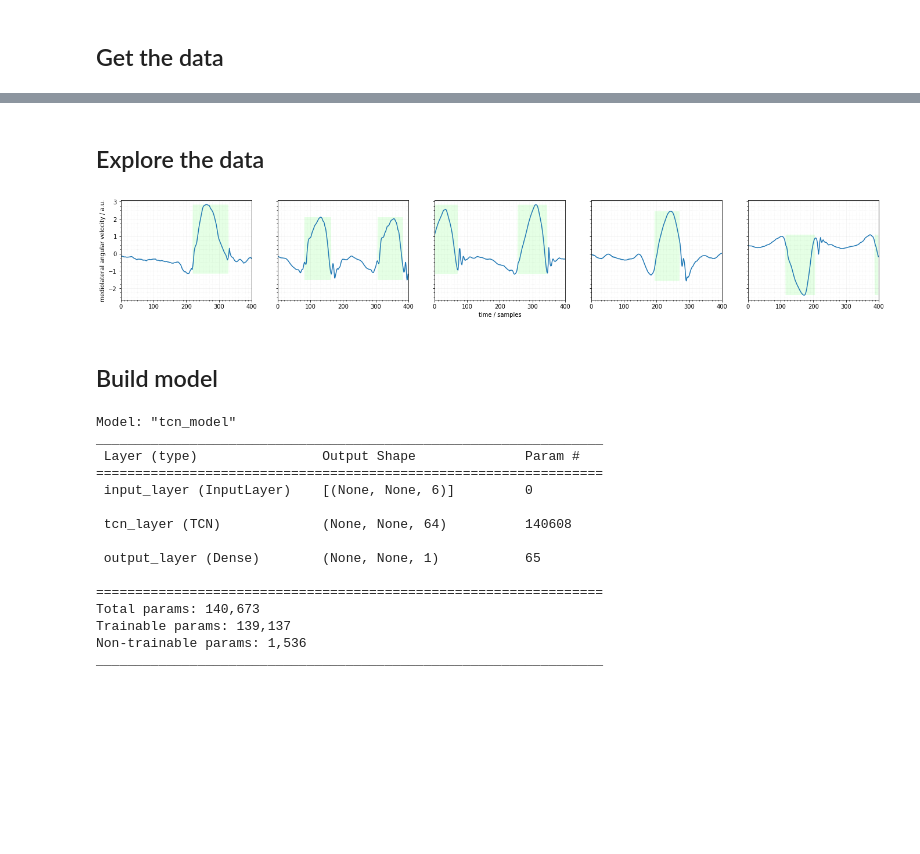
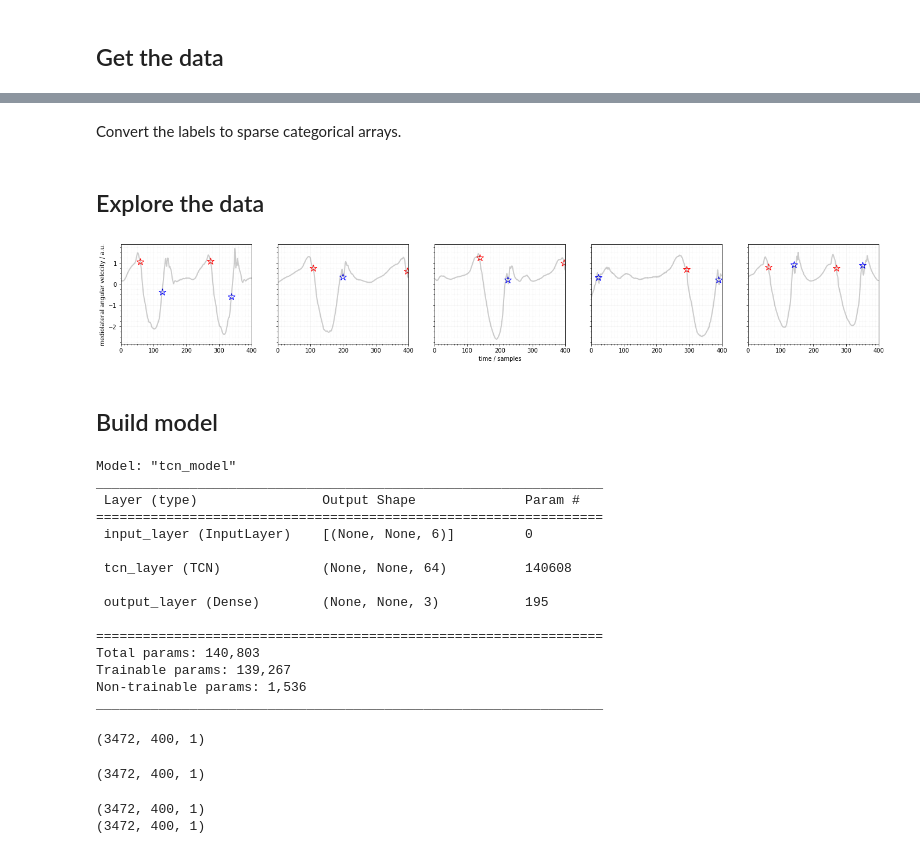
Before and after one commit to rmndrs89/my-gait-events-tcn, a Jupyter notebook: keepcontrol_example.ipynb, the cells around one changed output, grey strips where cells are left out. Saved outputs shown, nothing was run; the diff lists cells and outputs as text; code cells hidden in the pictures; blank space fills up the shorter version.

```diff
--- a/keepcontrol_example.ipynb
+++ b/keepcontrol_example.ipynb
@@ -10,9 +11,9 @@ os.environ["TF_CPP_MIN_LOG_LEVEL"] = "2"
 # %%
 # Global variables
-PATH = "/mnt/neurogeriatrics_data/Keep Control/Data/lab dataset/rawdata"
-DEMOGRAPHICS_FILE = "/mnt/neurogeriatrics_data/Keep Control/Data/lab dataset/rawdata/participants.tsv"
+PATH = "/mnt/neurogeriatrics_data/Keep Control/Data/lab dataset/rawdata" if sys.platform == "linux" else "Z:\\Keep Control\\Data\\lab dataset\\rawdata"
+DEMOGRAPHICS_FILE = "/mnt/neurogeriatrics_data/Keep Control/Data/lab dataset/rawdata/participants.tsv" if sys.platform == "linux" else "Z:\\Keep Control\\Data\\lab dataset\\rawdata\\participants.tsv"
 TRACKED_POINTS = ["left_ankle", "right_ankle"]
-CLASSIFICATION_TASK = "phases"
+CLASSIFICATION_TASK = "events"
 WIN_LEN = 400
 # %% [markdown]
 ## Get the data
@@ -45,21 +46,39 @@ Shape of val labels: (714, 400, 1)
+# %% [markdown]
+Convert the labels to sparse categorical arrays.
+# %%
+train_targets = np.zeros((train_labels.shape[0], train_labels.shape[1], 1), dtype=int)
+for m in range(train_labels.shape[-1]):
+    indx = np.argwhere(train_labels[:,:,m]==1)
+    for i in range(indx.shape[0]):
+        train_targets[indx[i][0]][indx[i][1],0] = m+1
+
+val_targets = np.zeros((val_labels.shape[0], val_labels.shape[1], 1), dtype=int)
+for m in range(val_labels.shape[-1]):
+    indx = np.argwhere(val_labels[:,:,m]==1)
+    for i in range(indx.shape[0]):
+        val_targets[indx[i][0]][indx[i][1],0] = m+1
 # %% [markdown]
 ## Explore the data
 # %%
 num_examples = 5
 indx_random = np.random.choice(train_data.shape[0], num_examples, replace=False)
 cm = 1/2.54
 fig, axs = plt.subplots(1, num_examples, figsize=(2*29.7*cm, 8*cm), sharey=True)
 for (i, indx) in enumerate(indx_random):
-    axs[i].fill_between(np.arange(train_labels[indx].shape[0]), train_labels[indx][:,0]*max(train_data[indx][:,5]), color=(0, 1, 0), alpha=0.1, edgecolor='none')
-    axs[i].fill_between(np.arange(train_labels[indx].shape[0]), train_labels[indx][:,0]*min(train_data[indx][:,5]), color=(0, 1, 0), alpha=0.1, edgecolor='none')
-    axs[i].plot(train_data[indx][:,5])
+    if CLASSIFICATION_TASK == "events":
+        axs[i].plot(np.argwhere(train_targets[indx][:,0]==2)[:,0], train_data[indx][np.argwhere(train_targets[indx][:,0]==2)[:,0],5], ls="none", marker="*", mfc="none", mec="r", ms=12)
+        axs[i].plot(np.argwhere(train_targets[indx][:,0]==1)[:,0], train_data[indx][np.argwhere(train_targets[indx][:,0]==1)[:,0],5], ls="none", marker="*", mfc="none", mec="b", ms=12)
+    else:
+        axs[i].fill_between(np.arange(train_labels[indx].shape[0]), train_labels[indx][:,0]*max(train_data[indx][:,5]), color=(0, 1, 0), alpha=0.1, edgecolor='none')
+        axs[i].fill_between(np.arange(train_labels[indx].shape[0]), train_labels[indx][:,0]*min(train_data[indx][:,5]), color=(0, 1, 0), alpha=0.1, edgecolor='none')
+    axs[i].plot(train_data[indx][:,5], color=(0, 0, 0), alpha=0.2, lw=2)
     axs[i].xaxis.set_minor_locator(plt.MultipleLocator(10))
     axs[i].yaxis.set_minor_locator(plt.MultipleLocator(0.25))
     axs[i].grid(True, which="minor", ls=":", color=(0, 0, 0), alpha=0.05)
     axs[i].grid(True, which="major", color=(0, 0, 0), alpha=0.05)
     axs[i].set_xlim((0, train_data[indx].shape[0]))
 axs[0].set_ylabel("mediolateral angular velocity / a.u.")
 axs[num_examples//2].set_xlabel("time / samples")
 plt.show()
 # %% [output]
-[figure, old version]
+[figure, new version]
@@ -104,7 +112,7 @@ def make_model(input_shape):
     )
     return tcn_model
 # %%
-tcn_model = make_model(train_data.shape[1:])
+tcn_model = make_model(train_data.shape[1:], classification_task=CLASSIFICATION_TASK)
 tcn_model.summary()
 # %% [output]
 Model: "tcn_model"
@@ -115,13 +123,31 @@ _________________________________________________________________
 
  tcn_layer (TCN)             (None, None, 64)          140608
 
- output_layer (Dense)        (None, None, 1)           65
+ output_layer (Dense)        (None, None, 3)           195
 
 =================================================================
-Total params: 140,673
-Trainable params: 139,137
+Total params: 140,803
+Trainable params: 139,267
 Non-trainable params: 1,536
 _________________________________________________________________
+# %%
+train_targets.shape
+# %% [output]
+(3472, 400, 1)
+# %%
+weights = np.random.uniform(size=train_targets.shape)
+weights.shape
+# %% [output]
+(3472, 400, 1)
+# %%
+weights = np.zeros_like(train_targets)
+print(weights.shape)
+
+weights[train_targets>0] = 1.0
+print(weights.shape)
+# %% [output]
+(3472, 400, 1)
+(3472, 400, 1)
 # %%
 history = tcn_model.fit(
     x=train_data,
```
Also changed, not shown: parts of 12 cells of this notebook, 6 other files.
